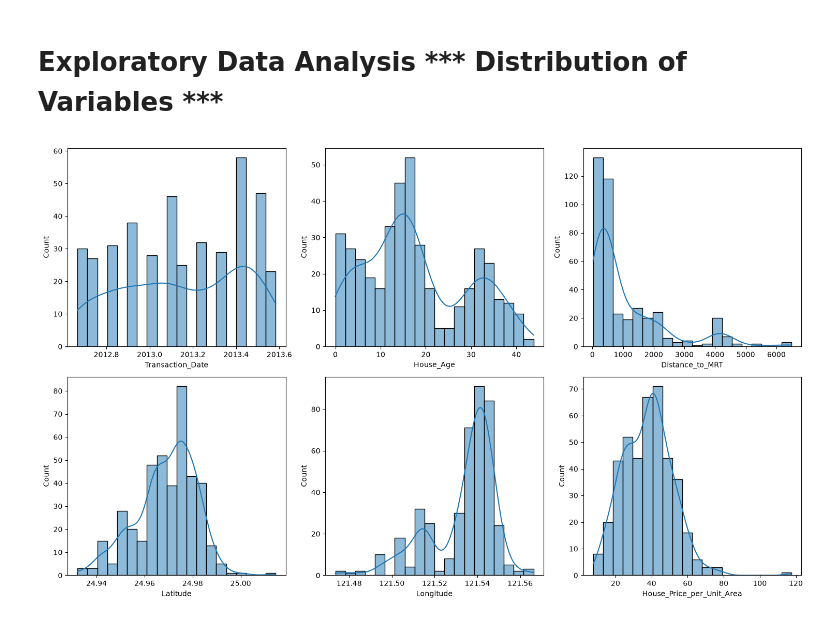
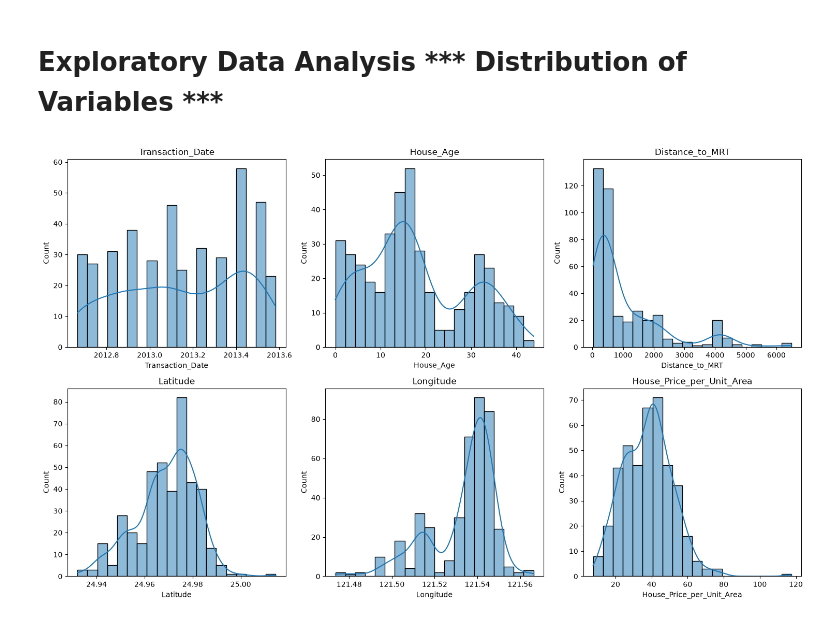
Before and after one commit to sba25049-boop/ML-CA1_sba25049_1126, a Jupyter notebook: Mariana_Garcia_sba25049_CA1.ipynb, the cells around one changed output. Drawn from its saved outputs; the diff is of its cells as text; code cells hidden in the pictures.

```diff
--- a/Mariana_Garcia_sba25049_CA1.ipynb
+++ b/Mariana_Garcia_sba25049_CA1.ipynb
@@ -218,6 +195,0 @@ df
-# %%
-df["Transaction_Year"] = df["Transaction_Date"].astype(int)
-
-df["Transaction_Month"] = ((df["Transaction_Date"] - df["Year"]) * 12).round().astype(int)
-
-df.head()
@@ -256,10 +209,19 @@ continuous_cols = [
     "House_Price_per_Unit_Area"
 ]
 # %%
-fig, axes = plt.subplots(2,3,figsize=(15,9))
-for ax, col in zip(axes.flatten(),continuous_cols):
-    sns.histplot(data=df,x=col,bins=20,kde=True,ax=ax)
+fig, axes = plt.subplots(2, 3, figsize=(15, 9))
+
+for ax, col in zip(axes.flatten(), continuous_cols):
+    sns.histplot(
+        data=df,
+        x=col,
+        bins=20,
+        kde=True,
+        ax=ax
+    )
+    ax.set_title(col)
+
 plt.tight_layout()
 plt.show()
 # %% [output]
-[figure, old version]
+[figure, new version]
```
Also changed, not shown: parts of 26 cells of this notebook.
